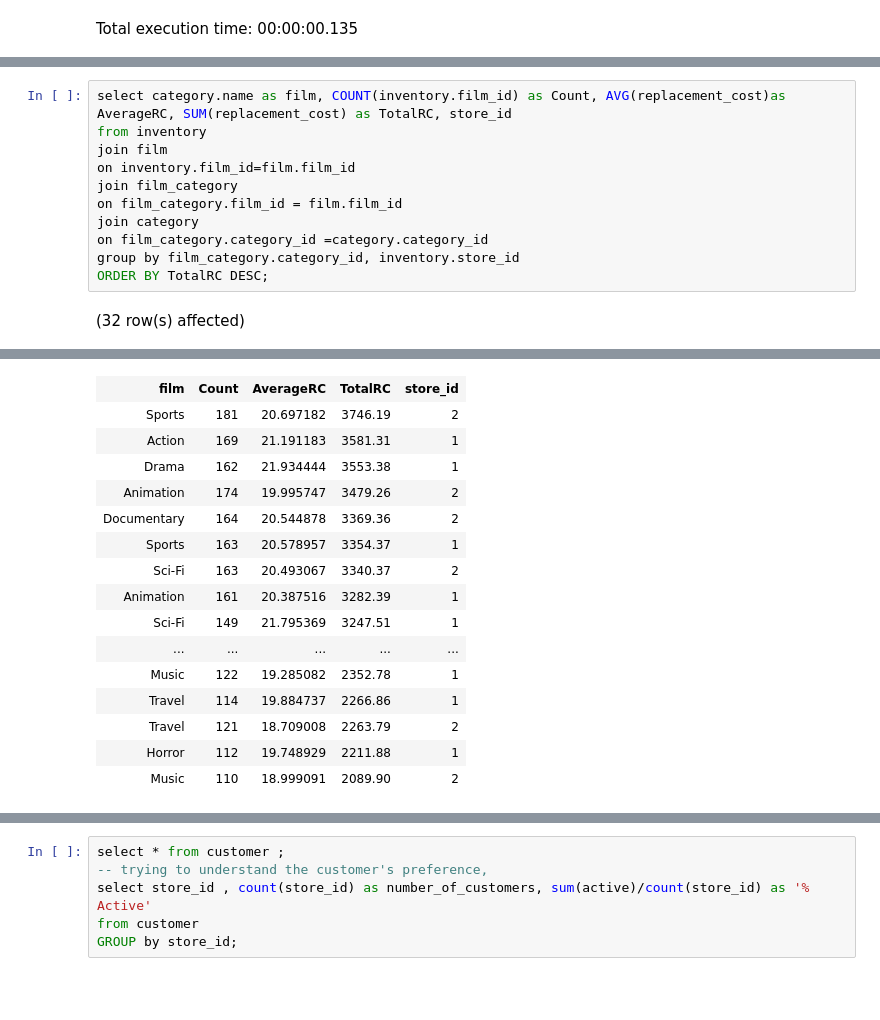
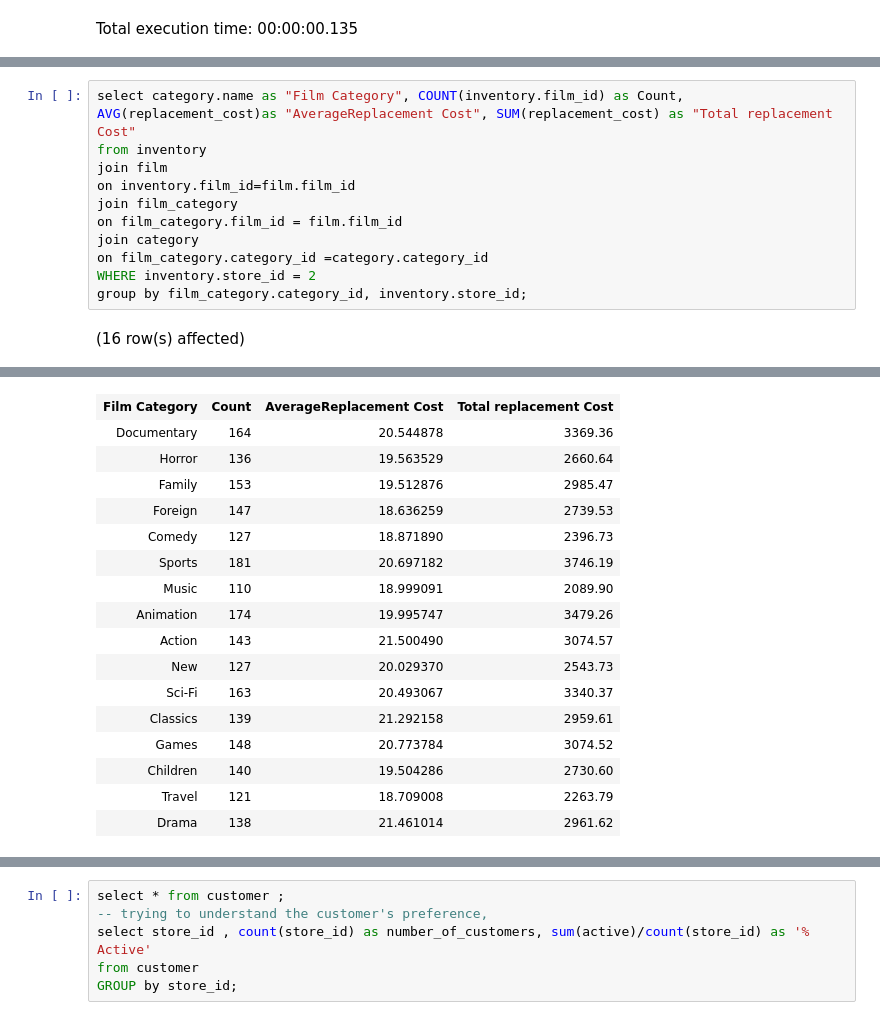
Before and after one commit to oladapo-joseph/movie_dataset, a Jupyter notebook: movie.ipynb, the cells around one changed output, grey strips where cells are left out. Saved outputs shown, nothing was run; the diff lists cells and outputs as text; blank space fills up the shorter version.

```diff
--- a/movie.ipynb
+++ b/movie.ipynb
@@ -371,5 +404,5 @@ Total execution time: 00:00:00.135
 # %%
-select category.name as film, COUNT(inventory.film_id) as Count, AVG(replacement_cost)as AverageRC, SUM(replacement_cost) as TotalRC, store_id
+select category.name as "Film Category", COUNT(inventory.film_id) as Count, AVG(replacement_cost)as "AverageReplacement Cost", SUM(replacement_cost) as "Total replacement Cost"
 from inventory
 join film
 on inventory.film_id=film.film_id
@@ -377,7 +410,7 @@ join film_category
 on film_category.film_id = film.film_id
 join category
 on film_category.category_id =category.category_id
-group by film_category.category_id, inventory.store_id
-ORDER BY TotalRC DESC;
+WHERE inventory.store_id = 2
+group by film_category.category_id, inventory.store_id;
 # %% [output]
-(32 row(s) affected)
+(16 row(s) affected)
@@ -385,17 +418,18 @@ Total execution time: 00:00:01.028
-| film | Count | AverageRC | TotalRC | store_id |
-| Sports | 181 | 20.697182 | 3746.19 | 2 |
-| Action | 169 | 21.191183 | 3581.31 | 1 |
-| Drama | 162 | 21.934444 | 3553.38 | 1 |
-| Animation | 174 | 19.995747 | 3479.26 | 2 |
-| Documentary | 164 | 20.544878 | 3369.36 | 2 |
-| Sports | 163 | 20.578957 | 3354.37 | 1 |
-| Sci-Fi | 163 | 20.493067 | 3340.37 | 2 |
-| Animation | 161 | 20.387516 | 3282.39 | 1 |
-| Sci-Fi | 149 | 21.795369 | 3247.51 | 1 |
-| ... | ... | ... | ... | ... |
-| Music | 122 | 19.285082 | 2352.78 | 1 |
-| Travel | 114 | 19.884737 | 2266.86 | 1 |
-| Travel | 121 | 18.709008 | 2263.79 | 2 |
-| Horror | 112 | 19.748929 | 2211.88 | 1 |
-| Music | 110 | 18.999091 | 2089.90 | 2 |
+| Film Category | Count | AverageReplacement Cost | Total replacement Cost |
+| Documentary | 164 | 20.544878 | 3369.36 |
+| Horror | 136 | 19.563529 | 2660.64 |
+| Family | 153 | 19.512876 | 2985.47 |
+| Foreign | 147 | 18.636259 | 2739.53 |
+| Comedy | 127 | 18.871890 | 2396.73 |
+| Sports | 181 | 20.697182 | 3746.19 |
+| Music | 110 | 18.999091 | 2089.90 |
+| Animation | 174 | 19.995747 | 3479.26 |
+| Action | 143 | 21.500490 | 3074.57 |
+| New | 127 | 20.029370 | 2543.73 |
+| Sci-Fi | 163 | 20.493067 | 3340.37 |
+| Classics | 139 | 21.292158 | 2959.61 |
+| Games | 148 | 20.773784 | 3074.52 |
+| Children | 140 | 19.504286 | 2730.60 |
+| Travel | 121 | 18.709008 | 2263.79 |
+| Drama | 138 | 21.461014 | 2961.62 |
 # %%
```
Also changed, not shown: parts of 8 cells of this notebook, 2 other files.
